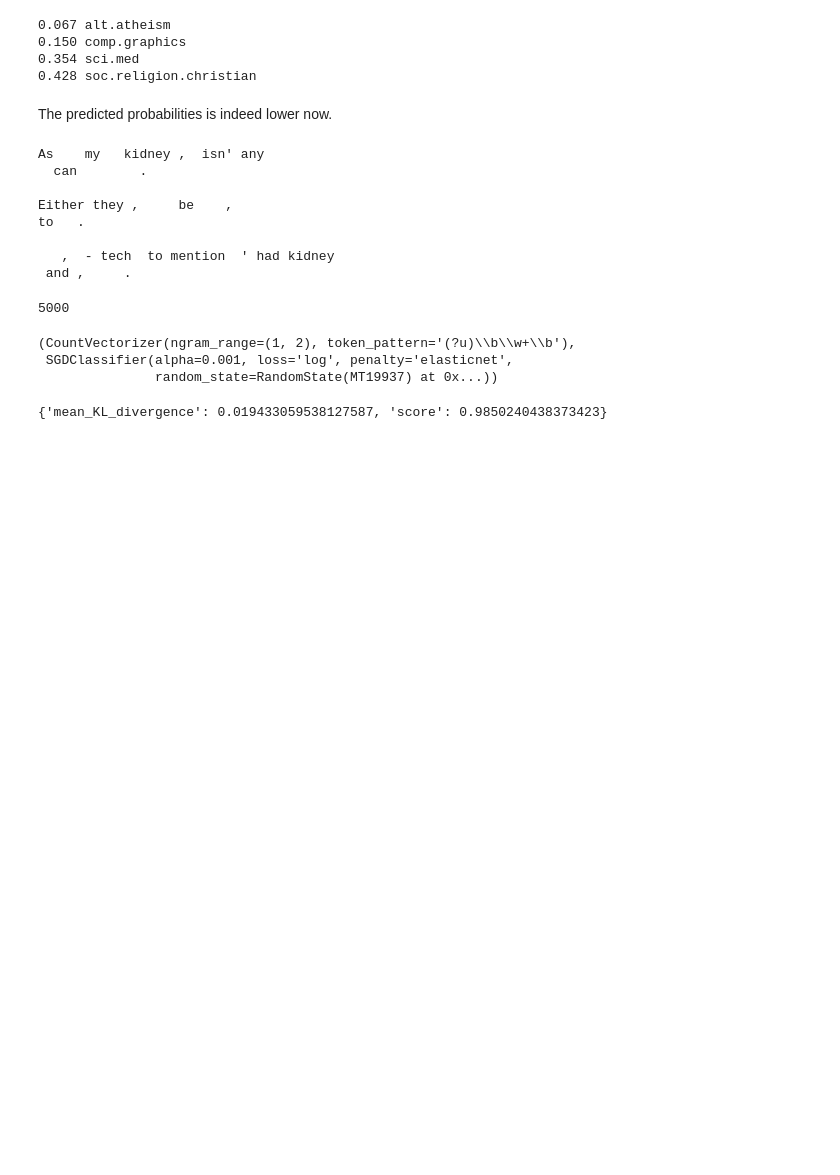
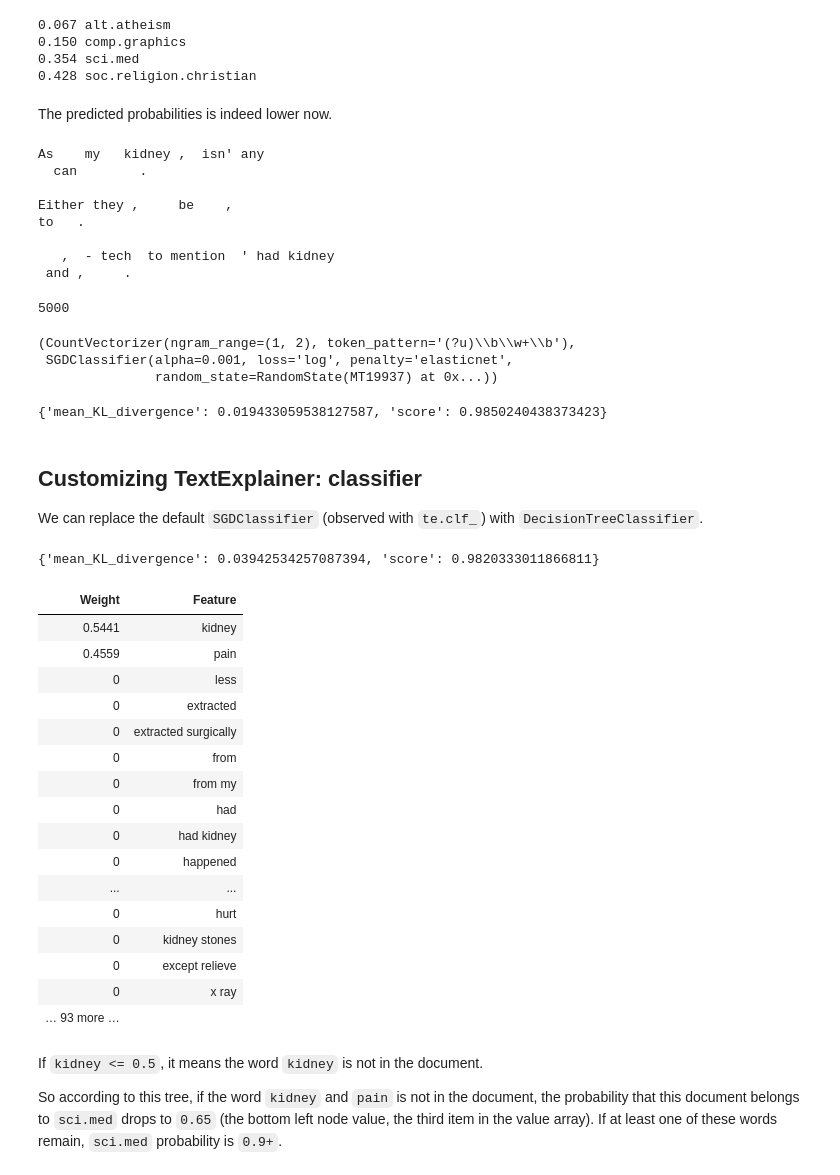
Before and after one commit to alextanhongpin/python-eli5, a Jupyter notebook: refresher/02_debugging_black_box_text_classifier.ipynb, the cells around one changed output. Drawn from its saved outputs; the diff is of its cells as text; code cells hidden in the pictures; blank space fills up the shorter version.

```diff
--- a/refresher/02_debugging_black_box_text_classifier.ipynb
+++ b/refresher/02_debugging_black_box_text_classifier.ipynb
@@ -139,3 +139,38 @@ te.vec_, te.clf_
 te.metrics_
 # %% [output]
 {'mean_KL_divergence': 0.019433059538127587, 'score': 0.9850240438373423}
+# %% [markdown]
+## Customizing TextExplainer: classifier
+
+
+We can replace the default `SGDClassifier` (observed with `te.clf_`) with `DecisionTreeClassifier`.
+# %%
+from sklearn.tree import DecisionTreeClassifier
+
+te5 = TextExplainer(clf=DecisionTreeClassifier(max_depth=2), random_state=0)
+te5.fit(doc, pipe.predict_proba)
+print(te5.metrics_)
+te5.show_weights()
+# %% [output]
+{'mean_KL_divergence': 0.03942534257087394, 'score': 0.9820333011866811}
+| Weight | Feature |
+| 0.5441 | kidney |
+| 0.4559 | pain |
+| 0 | less |
+| 0 | extracted |
+| 0 | extracted surgically |
+| 0 | from |
+| 0 | from my |
+| 0 | had |
+| 0 | had kidney |
+| 0 | happened |
+| ... | ... |
+| 0 | hurt |
+| 0 | kidney stones |
+| 0 | except relieve |
+| 0 | x ray |
+| … 93 more … |  |
+# %% [markdown]
+If `kidney <= 0.5`, it means the word `kidney` is not in the document.
+
+So according to this tree, if the word `kidney` and `pain` is not in the document, the probability that this document belongs to `sci.med` drops to `0.65` (the bottom left node value, the third item in the value array). If at least one of these words remain, `sci.med` probability is `0.9+`.
```
Also changed, not shown: parts of 1 cell of this notebook.
